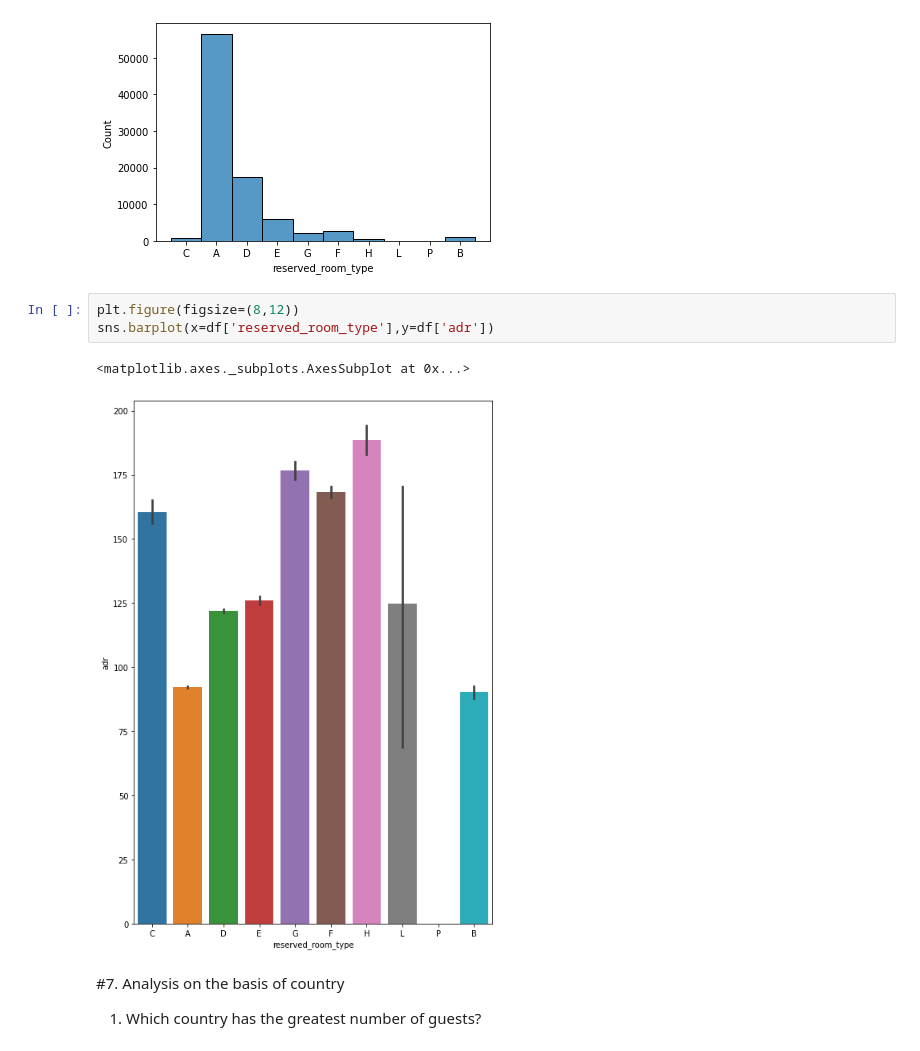
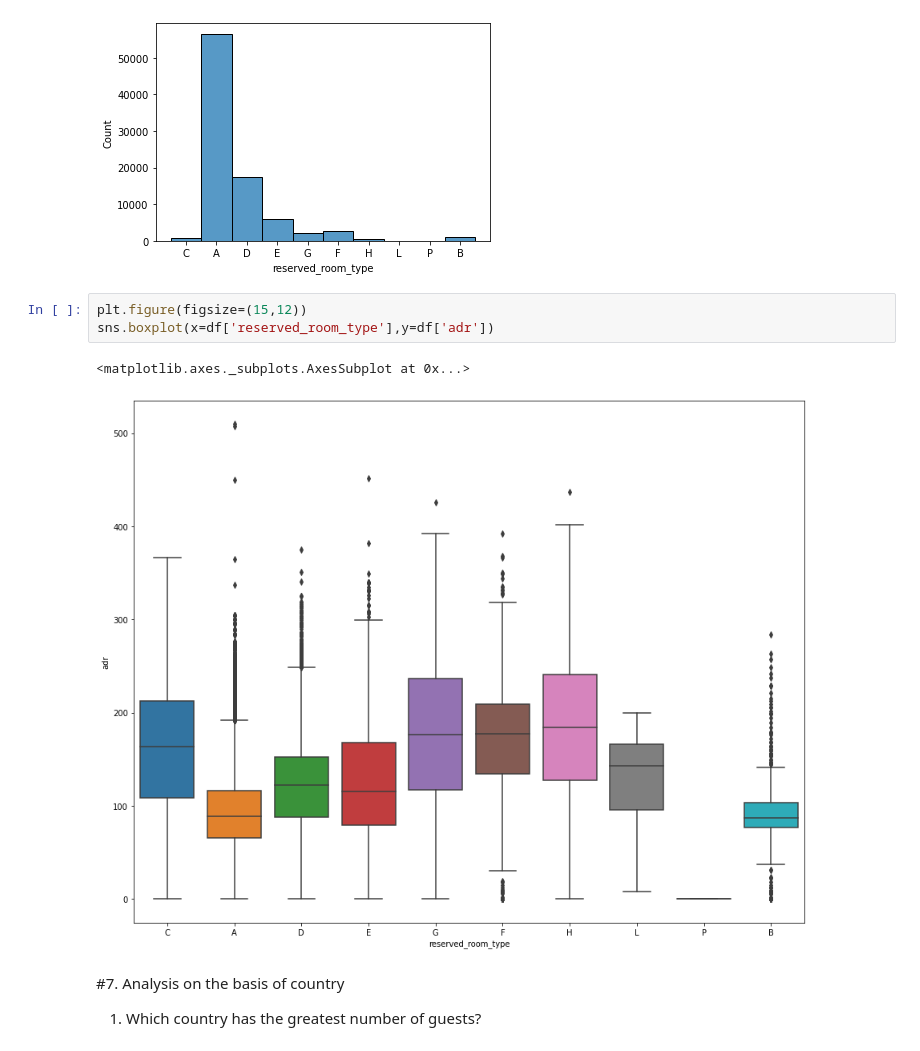
Before and after one commit to niteshavagabond/Hotel-Booking-analysis, a Jupyter notebook: Hotel_Booking_Analysis_Capstone_Project.ipynb, the cells around one changed output. Cells and saved outputs as stored; diff of their text form.

```diff
--- a/Hotel_Booking_Analysis_Capstone_Project.ipynb
+++ b/Hotel_Booking_Analysis_Capstone_Project.ipynb
@@ -508,11 +511,11 @@ sns.histplot(df['reserved_room_type'])
 <matplotlib.axes._subplots.AxesSubplot at 0x...>
 [figure]
 # %%
-plt.figure(figsize=(8,12))
-sns.barplot(x=df['reserved_room_type'],y=df['adr'])
+plt.figure(figsize=(15,12))
+sns.boxplot(x=df['reserved_room_type'],y=df['adr'])
 # %% [output]
 <matplotlib.axes._subplots.AxesSubplot at 0x...>
-[figure, old version]
+[figure, new version]
 # %% [markdown]
 #7. Analysis on the basis of country
 
```
Also changed, not shown: parts of 4 cells of this notebook.
